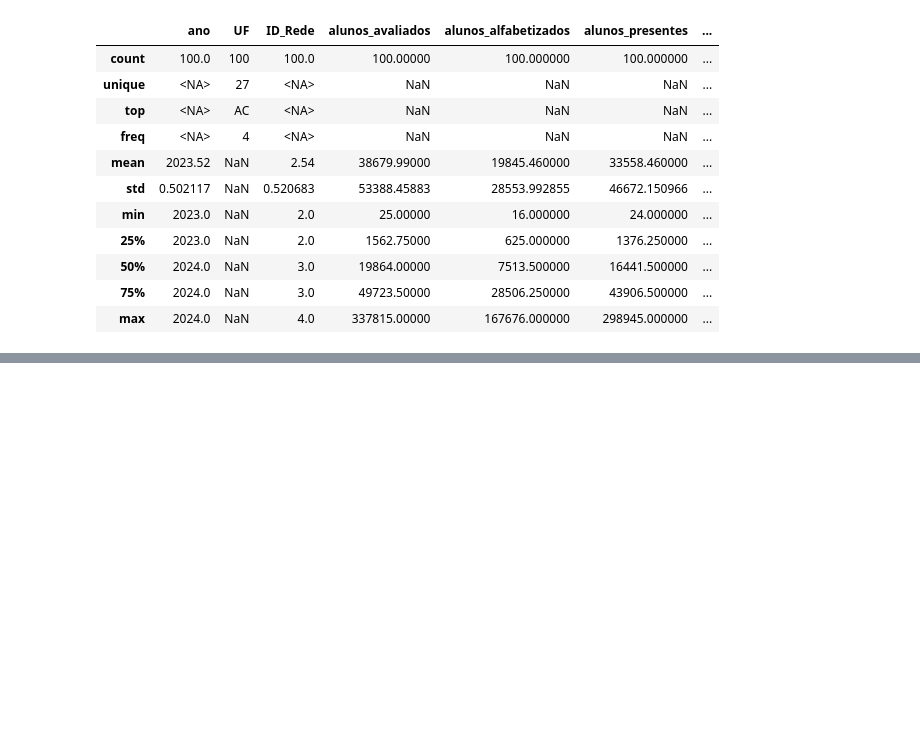
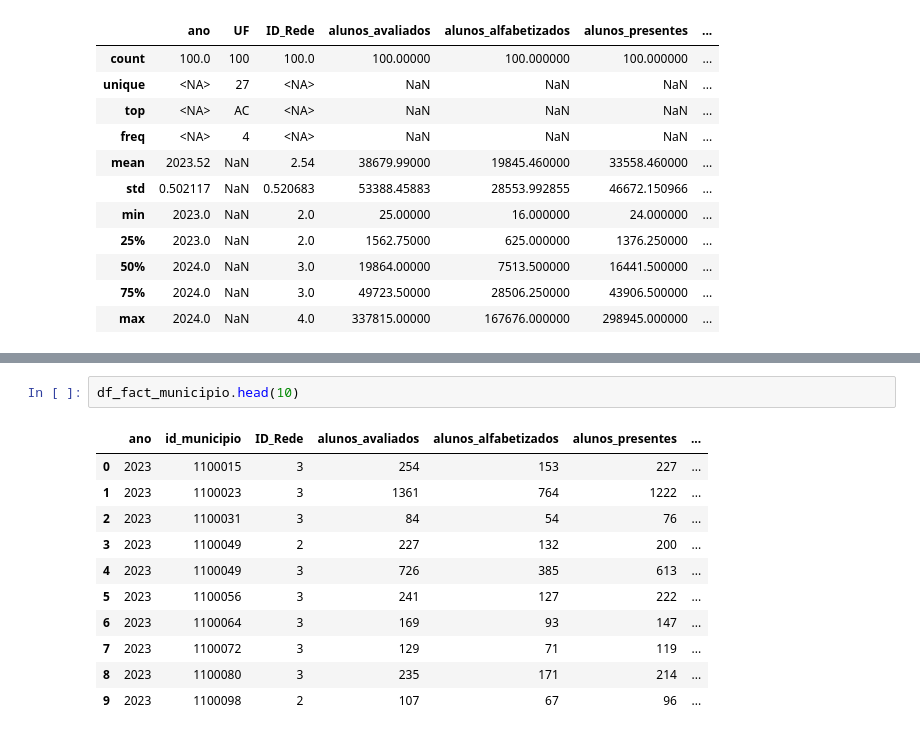
Before and after one commit to IcaroBedinotto-bed/tech-challenge-fase3, a Jupyter notebook: notebooks/01_explocarao_gold.ipynb, the cells around one changed output, grey strips where cells are left out. Saved outputs shown, nothing was run; the diff lists cells and outputs as text; blank space fills up the shorter version.

```diff
--- a/notebooks/01_explocarao_gold.ipynb
+++ b/notebooks/01_explocarao_gold.ipynb
@@ -284,0 +297,14 @@ df_fact_uf.describe(include="all")
+# %%
+df_fact_municipio.head(10)
+# %% [output]
+|  | ano | id_municipio | ID_Rede | alunos_avaliados | alunos_alfabetizados | alunos_presentes | ... |
+| 0 | 2023 | 1100015 | 3 | 254 | 153 | 227 | ... |
+| 1 | 2023 | 1100023 | 3 | 1361 | 764 | 1222 | ... |
+| 2 | 2023 | 1100031 | 3 | 84 | 54 | 76 | ... |
+| 3 | 2023 | 1100049 | 2 | 227 | 132 | 200 | ... |
+| 4 | 2023 | 1100049 | 3 | 726 | 385 | 613 | ... |
+| 5 | 2023 | 1100056 | 3 | 241 | 127 | 222 | ... |
+| 6 | 2023 | 1100064 | 3 | 169 | 93 | 147 | ... |
+| 7 | 2023 | 1100072 | 3 | 129 | 71 | 119 | ... |
+| 8 | 2023 | 1100080 | 3 | 235 | 171 | 214 | ... |
+| 9 | 2023 | 1100098 | 2 | 107 | 67 | 96 | ... |
```
Also changed, not shown: parts of 29 cells of this notebook, 2 other files.
